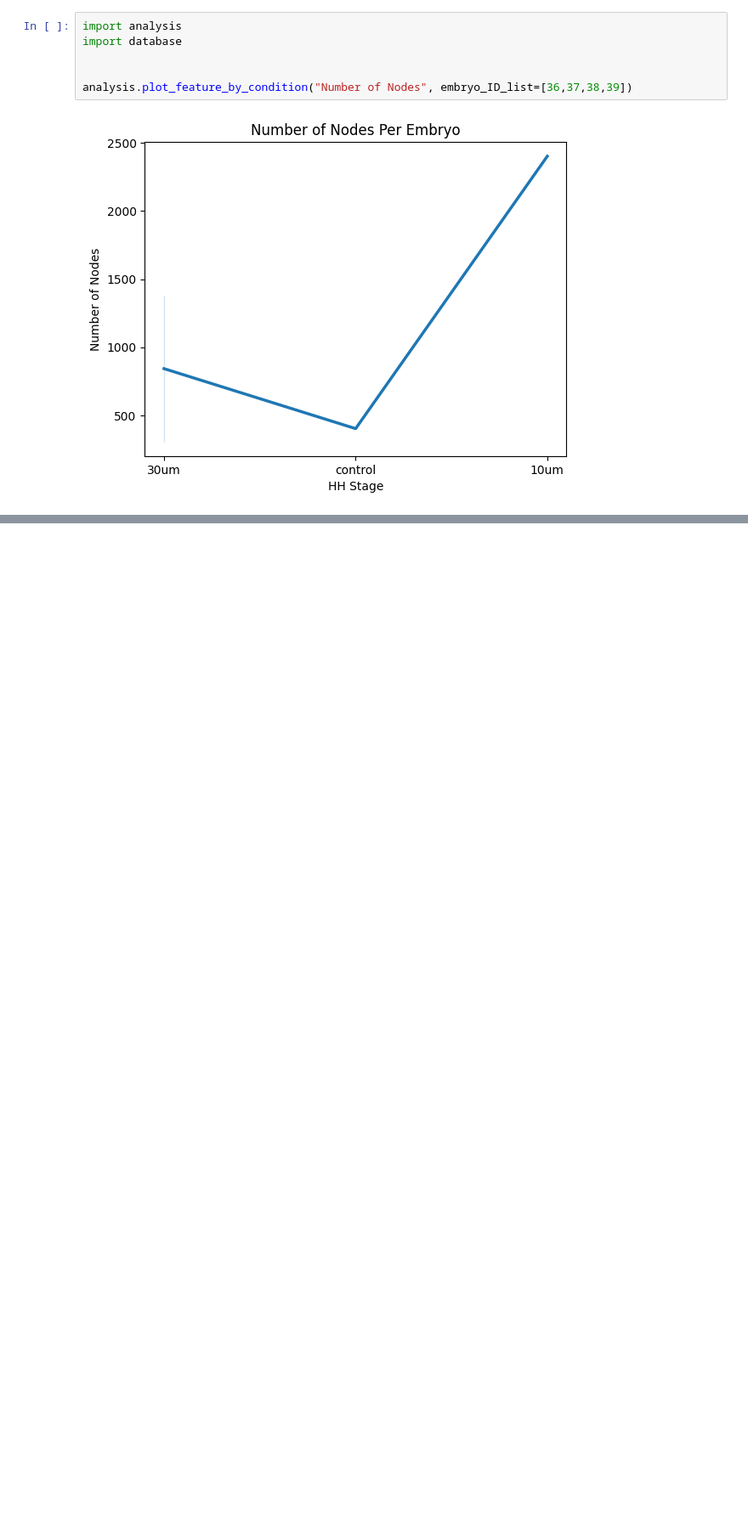
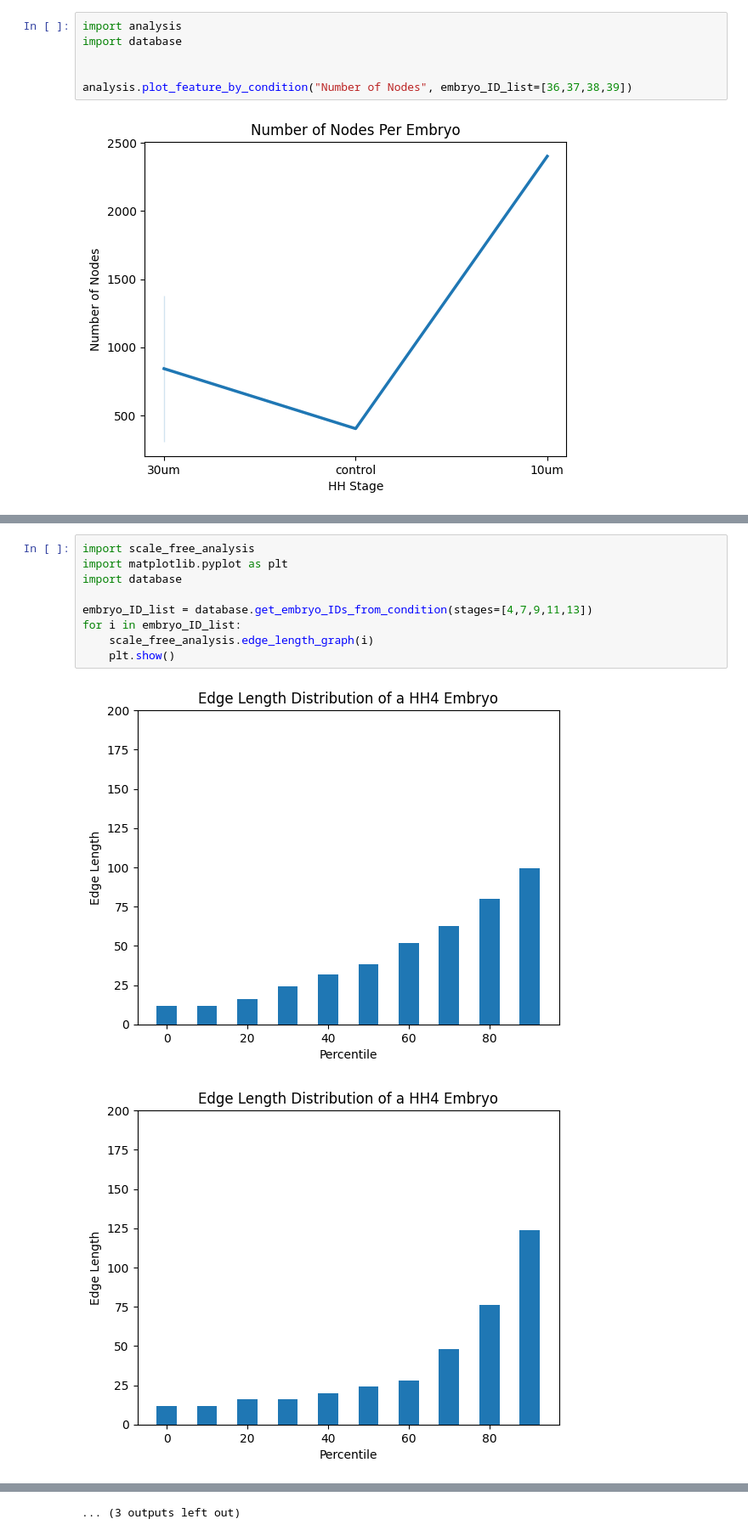
Before and after one commit to izzy-cole/Vasculogenesis-Network-Skeleton, a Jupyter notebook: skeleton_analysis_results_all_n.ipynb, the cells around one changed output, grey strips where cells are left out. Shown at 85% size. Drawn from its saved outputs; the diff is of its cells as text; blank space fills up the shorter version.

Commit message:
Add edge length distribution graph

```diff
--- a/skeleton_analysis_results_all_n.ipynb
+++ b/skeleton_analysis_results_all_n.ipynb
@@ -131,0 +215,12 @@ for i in embryo_ID_list:
+# %%
+import scale_free_analysis
+import matplotlib.pyplot as plt
+import database
+
+embryo_ID_list = database.get_embryo_IDs_from_condition(stages=[4,7,9,11,13])
+for i in embryo_ID_list:
+    scale_free_analysis.edge_length_graph(i)
+    plt.show()
+# %% [output]
+[figure, added]
+[figure, added]
@@ -131,0 +237 @@ for i in embryo_ID_list:
+... (3 outputs left out)
```
Also changed, not shown: parts of 2 cells of this notebook, 2 other files.
